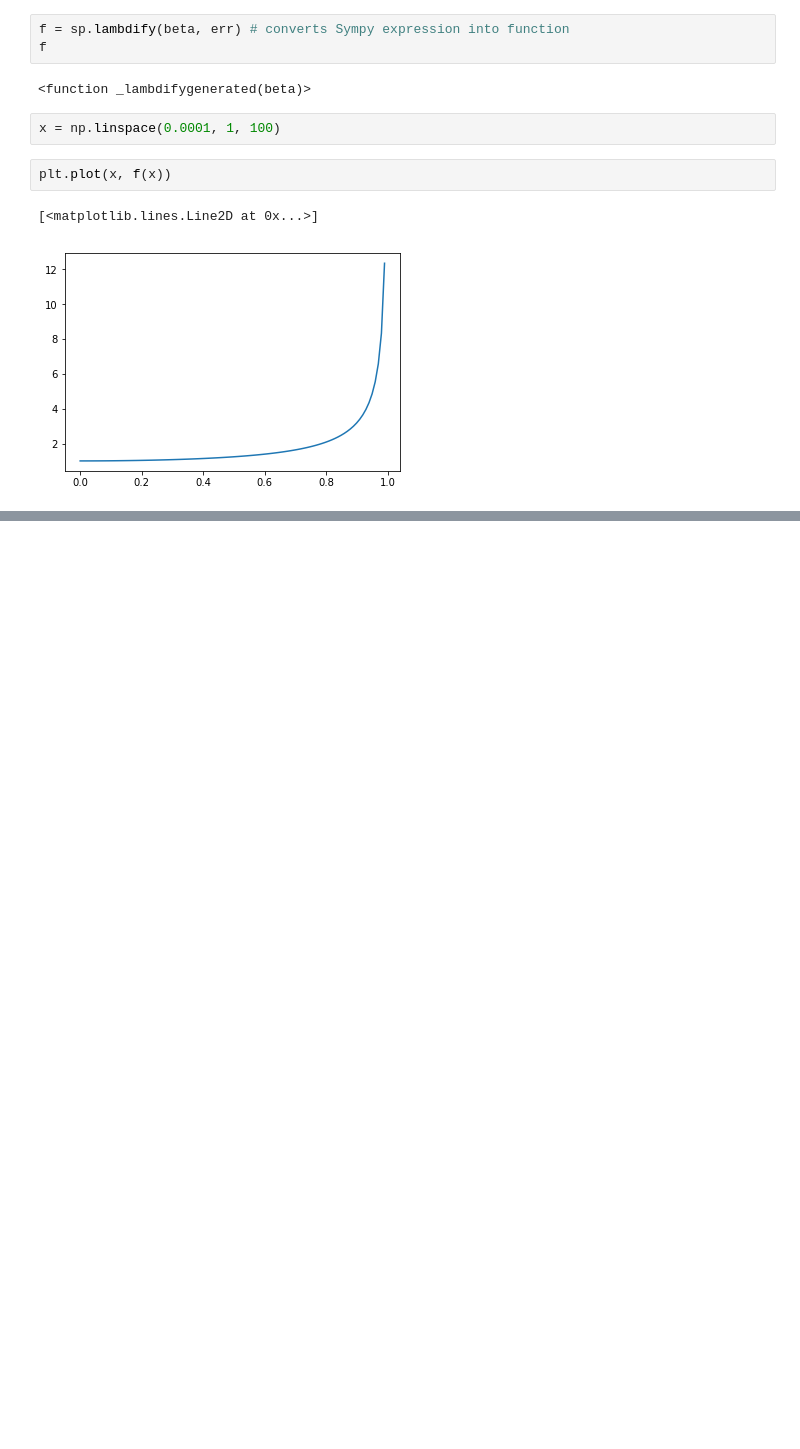
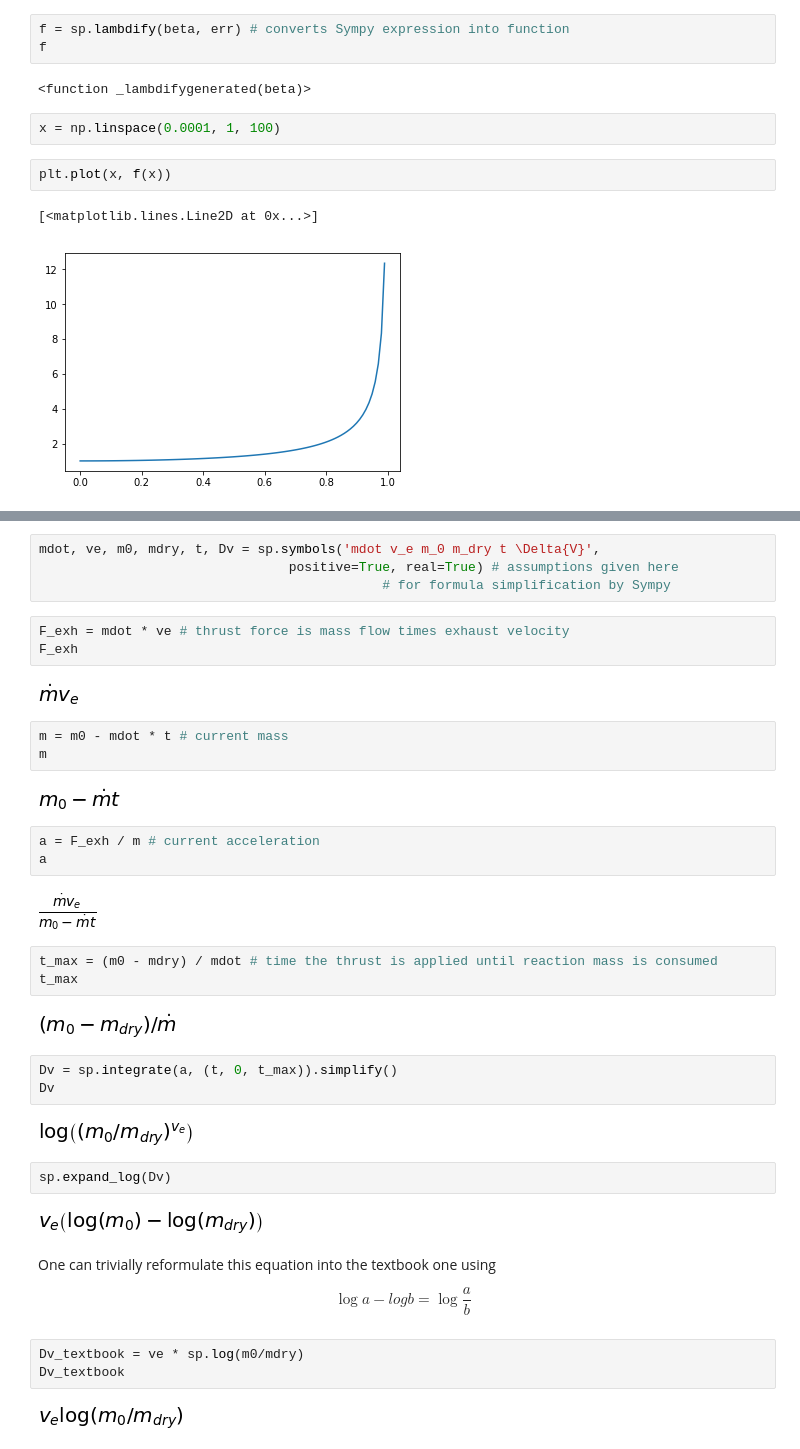
Before and after one commit to lungben/python_tutorial, a Jupyter notebook: notebooks/symbolic_computation.ipynb, the cells around one changed output, grey strips where cells are left out. Drawn from its saved outputs; the diff is of its cells as text; blank space fills up the shorter version.

Commit message:
physical examples added to sympy

```diff
--- a/notebooks/symbolic_computation.ipynb
+++ b/notebooks/symbolic_computation.ipynb
@@ -119,0 +134,44 @@ plt.plot(x, f(x))
+# %%
+mdot, ve, m0, mdry, t, Dv = sp.symbols('mdot v_e m_0 m_dry t \Delta{V}',
+                                positive=True, real=True) # assumptions given here
+                                            # for formula simplification by Sympy
+# %%
+F_exh = mdot * ve # thrust force is mass flow times exhaust velocity
+F_exh
+# %% [output]
+[figure, added]
+# %%
+m = m0 - mdot * t # current mass
+m
+# %% [output]
+[figure, added]
+# %%
+a = F_exh / m # current acceleration
+a
+# %% [output]
+[figure, added]
+# %%
+t_max = (m0 - mdry) / mdot # time the thrust is applied until reaction mass is consumed
+t_max
+# %% [output]
+[figure, added]
+# %%
+Dv = sp.integrate(a, (t, 0, t_max)).simplify()
+Dv
+# %% [output]
+[figure, added]
+# %%
+sp.expand_log(Dv)
+# %% [output]
+[figure, added]
+# %% [markdown]
+One can trivially reformulate this equation into the textbook one using
+
+$$
+    \log{a} - log{b} = \log{\frac{a}{b}}
+$$
+# %%
+Dv_textbook = ve * sp.log(m0/mdry)
+Dv_textbook
+# %% [output]
+[figure, added]
```
Also changed, not shown: parts of 14 cells of this notebook, 1 other file.
